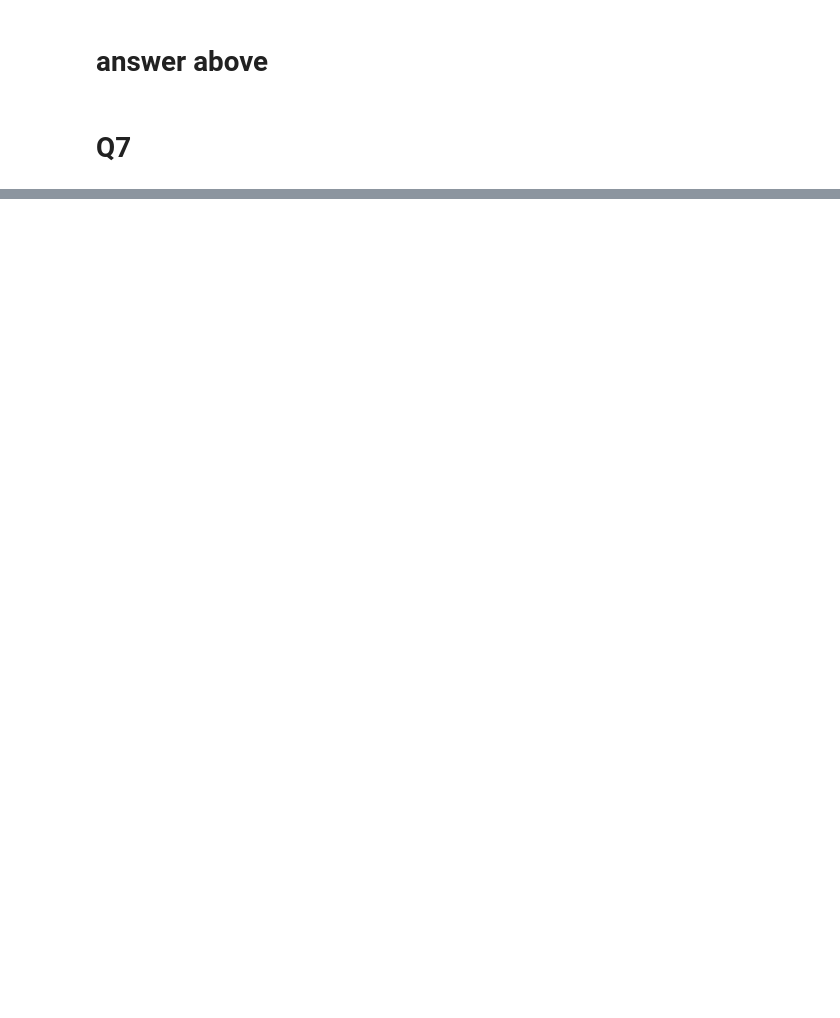
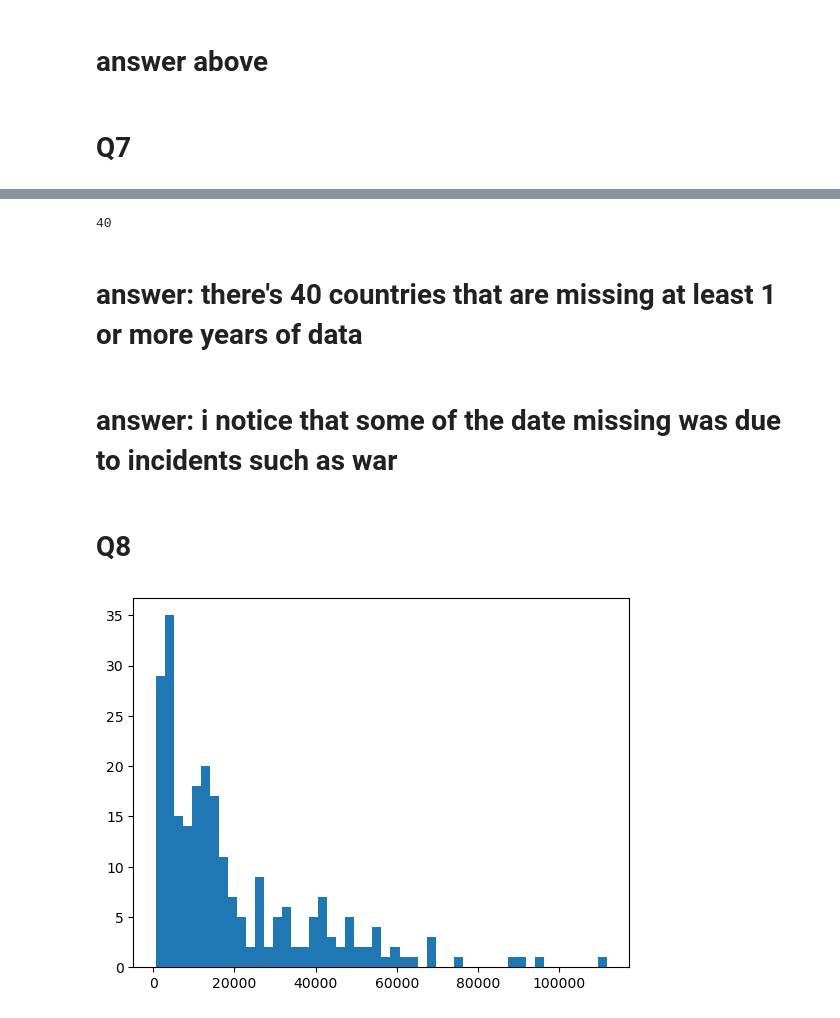
Before and after one commit to NSS-Data-Analytics-Cohort-11/undata-Berat-rex, a Jupyter notebook: notebook/UN_data_analysis_DA11.ipynb, the cells around one changed output, grey strips where cells are left out. Saved outputs shown, nothing was run; the diff lists cells and outputs as text; code cells hidden in the pictures; blank space fills up the shorter version.

```diff
--- a/notebook/UN_data_analysis_DA11.ipynb
+++ b/notebook/UN_data_analysis_DA11.ipynb
@@ -55,4 +55,4 @@ gdp_df.shape
 # %%
 gdpdf = gdp_df.drop(columns='Value Footnotes')
 # %%
-gdpdf.rename(columns={'Country or Area': 'Country', 'Year': 'Year', 'Value': 'GDP_Per_Capita'})
+gdpdf_renamed = gdpdf.rename(columns={'Country or Area': 'Country', 'Year': 'Year', 'Value': 'GDP_Per_Capita'})
@@ -76,0 +161,16 @@ gdpdf.rename(columns={'Country or Area': 'Country', 'Year': 'Year', 'Value': 'GD
+# %%
+gdpdf_under33years[gdpdf_under33years].count()
+# %% [output]
+40
+# %% [markdown]
+# answer: there's 40 countries that are missing at least 1 or more years of data
+# %% [markdown]
+# answer: i notice that some of the date missing was due to incidents such as war
+# %% [markdown]
+# Q8
+# %%
+gdpdf_2020 = gdpdf_renamed[gdpdf_renamed.Year == 2020]
+# %%
+plt.hist(gdpdf_2020['GDP_Per_Capita'], bins = 50);
+# %% [output]
+[figure, added]
```
Also changed, not shown: parts of 79 cells of this notebook.
